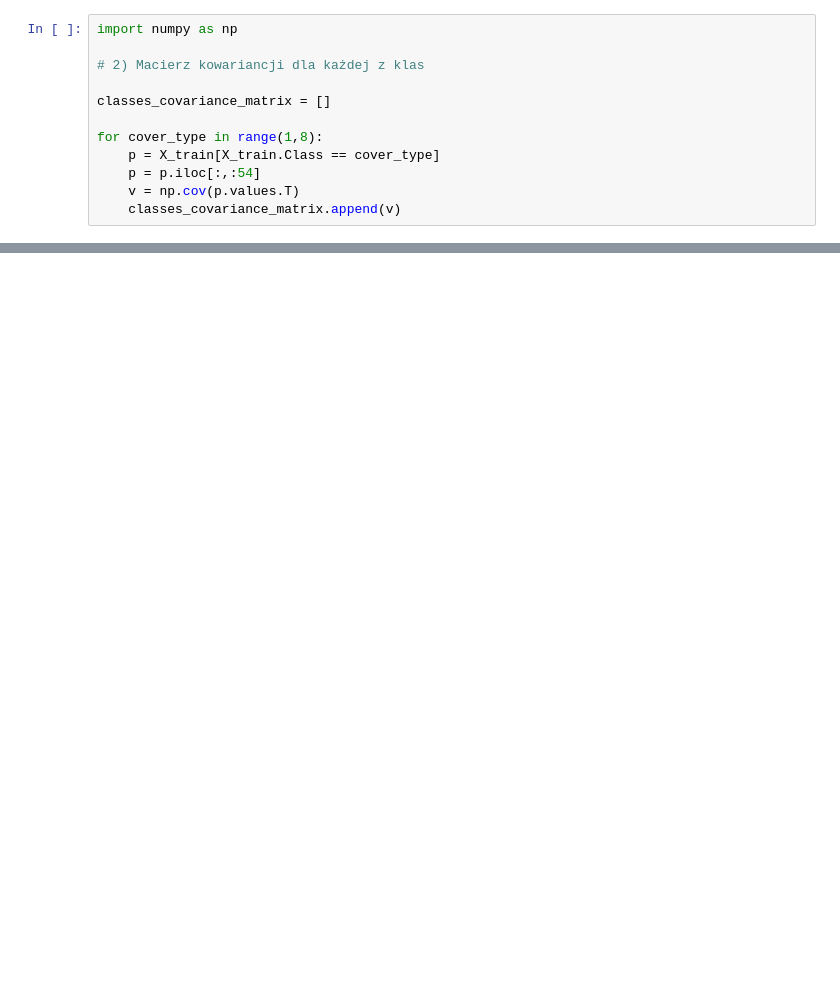
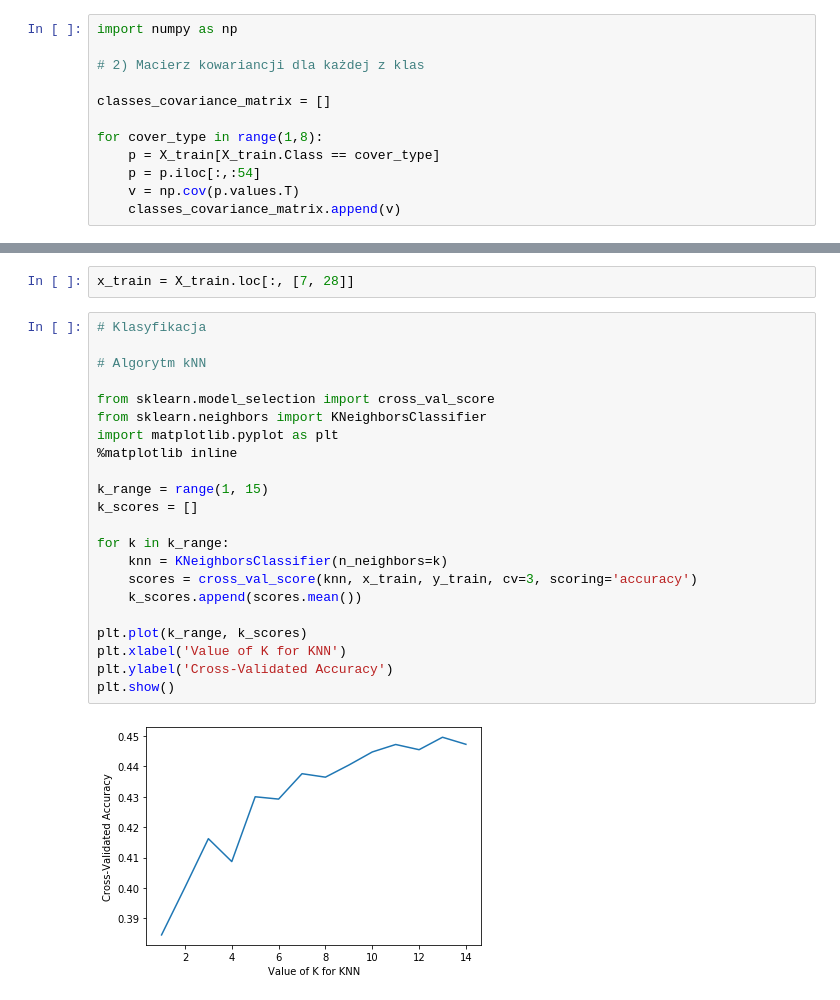
Before and after one commit to karololeksy/CovertypeClassification, a Jupyter notebook: Project notebook.ipynb, the cells around one changed output, grey strips where cells are left out. Saved outputs shown, nothing was run; the diff lists cells and outputs as text; blank space fills up the shorter version.

```diff
--- a/Project notebook.ipynb
+++ b/Project notebook.ipynb
@@ -268,0 +292,26 @@ test['result'][1351]
+# %%
+x_train = X_train.loc[:, [7, 28]]
+# %%
+# Klasyfikacja
+
+# Algorytm kNN
+
+from sklearn.model_selection import cross_val_score
+from sklearn.neighbors import KNeighborsClassifier
+import matplotlib.pyplot as plt
+%matplotlib inline
+
+k_range = range(1, 15)
+k_scores = []
+
+for k in k_range:
+    knn = KNeighborsClassifier(n_neighbors=k)
+    scores = cross_val_score(knn, x_train, y_train, cv=3, scoring='accuracy')
+    k_scores.append(scores.mean())
+
+plt.plot(k_range, k_scores)
+plt.xlabel('Value of K for KNN')
+plt.ylabel('Cross-Validated Accuracy')
+plt.show()
+# %% [output]
+[figure, added]
```
Also changed, not shown: parts of 7 cells of this notebook.
